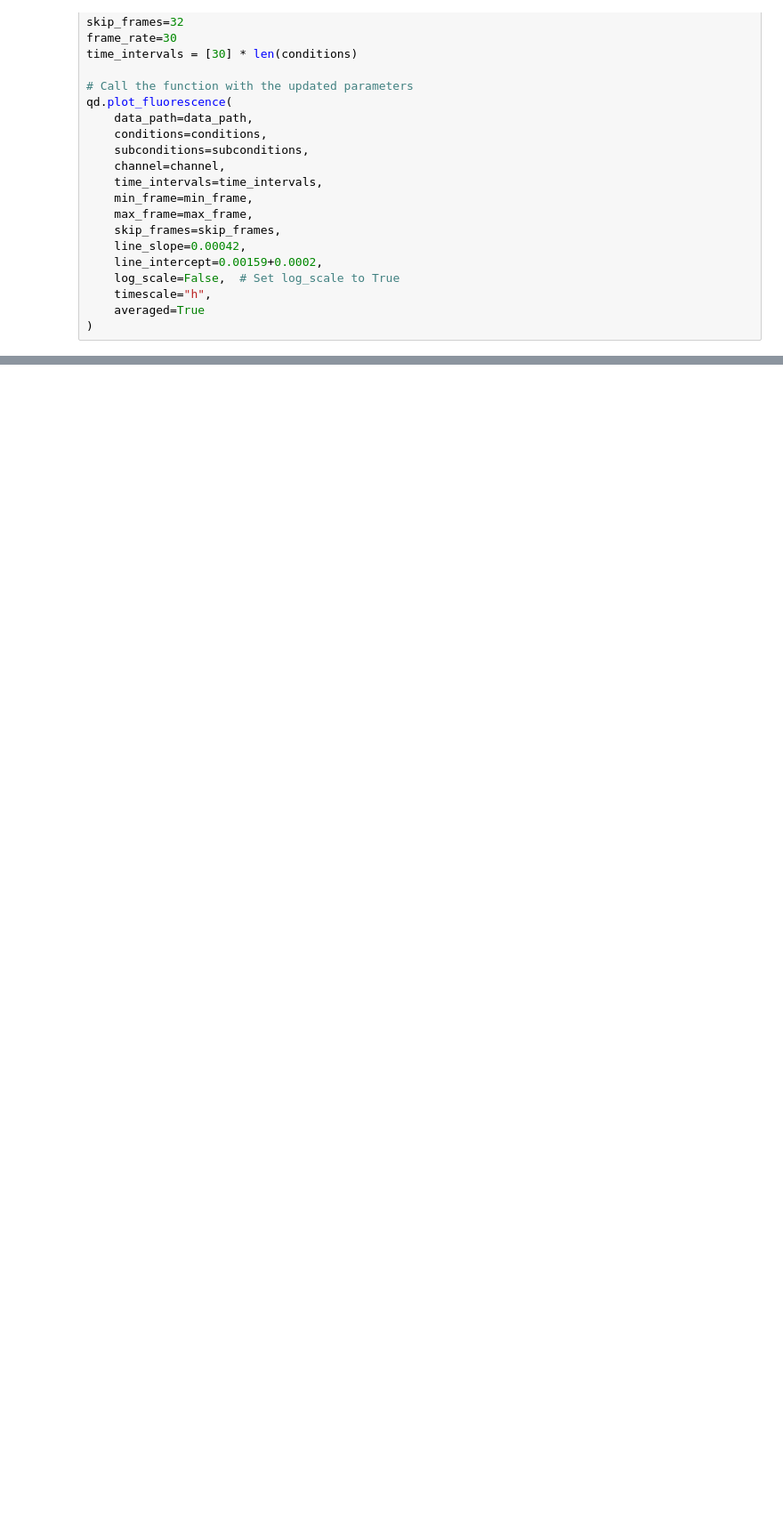
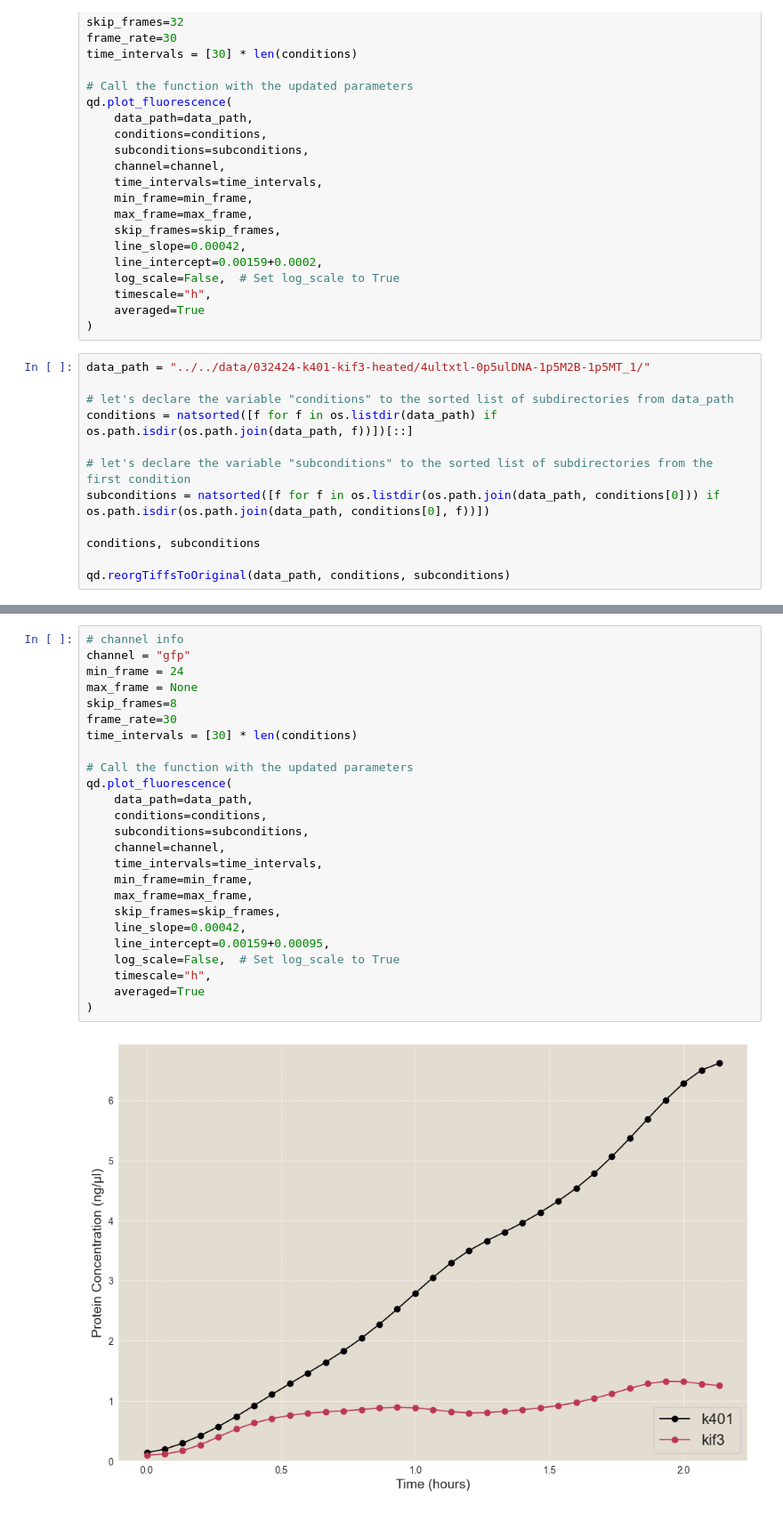
Before and after one commit to dalarios/activedrops, a Jupyter notebook: code/exploratory/Fluorescence_to_protein-exploration.ipynb, the cells around one changed output, grey strips where cells are left out. Shown: that part at 89% size. Drawn from its saved outputs; the diff is of its cells as text; blank space fills up the shorter version.

```diff
--- a/code/exploratory/Fluorescence_to_protein-exploration.ipynb
+++ b/code/exploratory/Fluorescence_to_protein-exploration.ipynb
@@ -556,3 +572,15 @@ qd.plot_fluorescence(
     timescale="h",
     averaged=True
 )
+# %%
+data_path = "../../data/032424-k401-kif3-heated/4ultxtl-0p5ulDNA-1p5M2B-1p5MT_1/"
+
+# let's declare the variable "conditions" to the sorted list of subdirectories from data_path
+conditions = natsorted([f for f in os.listdir(data_path) if os.path.isdir(os.path.join(data_path, f))])[::]
+
+# let's declare the variable "subconditions" to the sorted list of subdirectories from the first condition
+subconditions = natsorted([f for f in os.listdir(os.path.join(data_path, conditions[0])) if os.path.isdir(os.path.join(data_path, conditions[0], f))])
+
+conditions, subconditions
+
+qd.reorgTiffsToOriginal(data_path, conditions, subconditions)
@@ -558,0 +592,27 @@ qd.plot_fluorescence(
+# %%
+# channel info
+channel = "gfp"
+min_frame = 24
+max_frame = None
+skip_frames=8
+frame_rate=30
+time_intervals = [30] * len(conditions)
+
+# Call the function with the updated parameters
+qd.plot_fluorescence(
+    data_path=data_path,
+    conditions=conditions,
+    subconditions=subconditions,
+    channel=channel,
+    time_intervals=time_intervals,
+    min_frame=min_frame,
+    max_frame=max_frame,
+    skip_frames=skip_frames,
+    line_slope=0.00042,
+    line_intercept=0.00159+0.00095,
+    log_scale=False,  # Set log_scale to True
+    timescale="h",
+    averaged=True
+)
+# %% [output]
+[figure, added]
```
Also changed, not shown: parts of 8 cells of this notebook, 2 other files.
